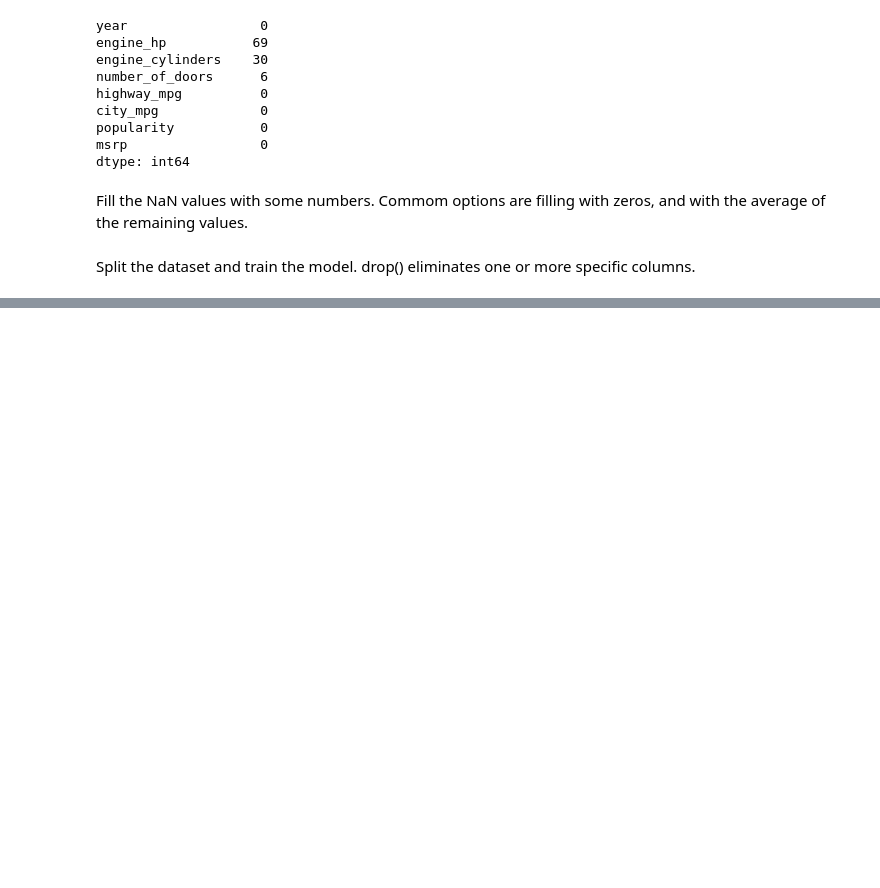
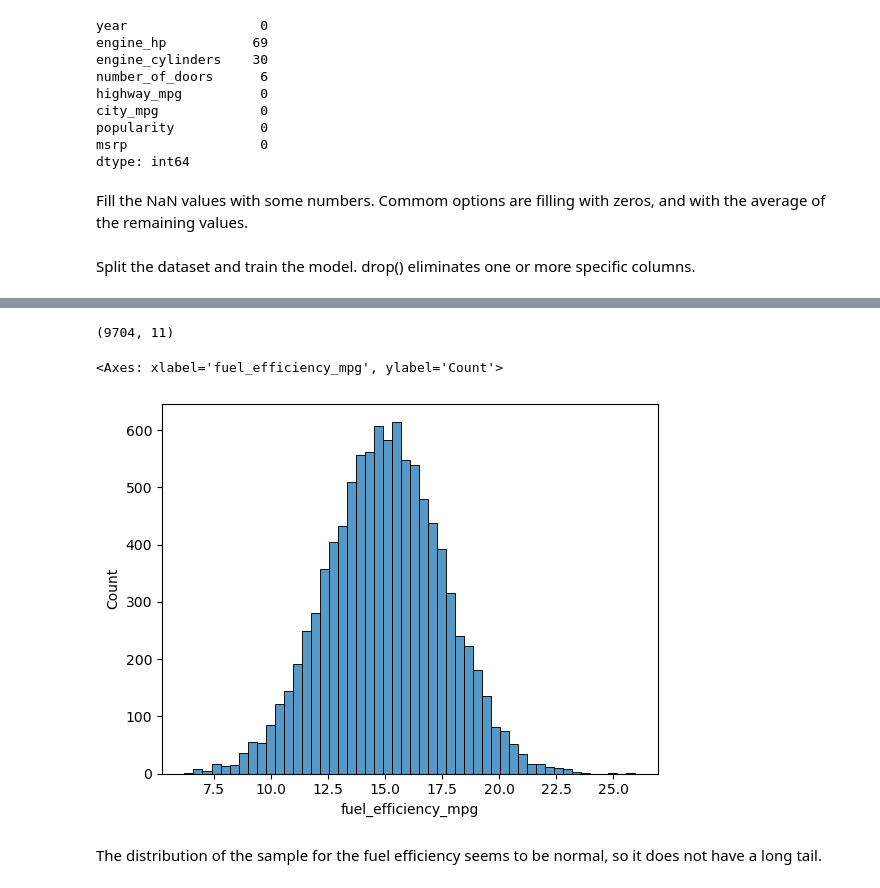
Before and after one commit to martinjimenez388/Road_to_alternatives, a Jupyter notebook: Hmw_MLZOmmCamp_2.ipynb, the cells around one changed output, grey strips where cells are left out. Cells and saved outputs as stored; diff of their text form; code cells hidden in the pictures; blank space fills up the shorter version.

```diff
--- a/Hmw_MLZOmmCamp_2.ipynb
+++ b/Hmw_MLZOmmCamp_2.ipynb
@@ -120,0 +165,2 @@ pandas.core.frame.DataFrame
+# %%
+df = pd.read_csv("https://raw.githubusercontent.com/alexeygrigorev/datasets/master/car_fuel_efficiency.csv")
@@ -120,0 +176,11 @@ pandas.core.frame.DataFrame
+# %%
+df.shape
+# %% [output]
+(9704, 11)
+# %%
+sns.histplot(df.fuel_efficiency_mpg, bins=50)
+# %% [output]
+<Axes: xlabel='fuel_efficiency_mpg', ylabel='Count'>
+[figure, added]
+# %% [markdown]
+The distribution of the sample for the fuel efficiency seems to be normal, so it does not have a long tail.
```
Also changed, not shown: parts of 31 cells of this notebook, 2 other files.
